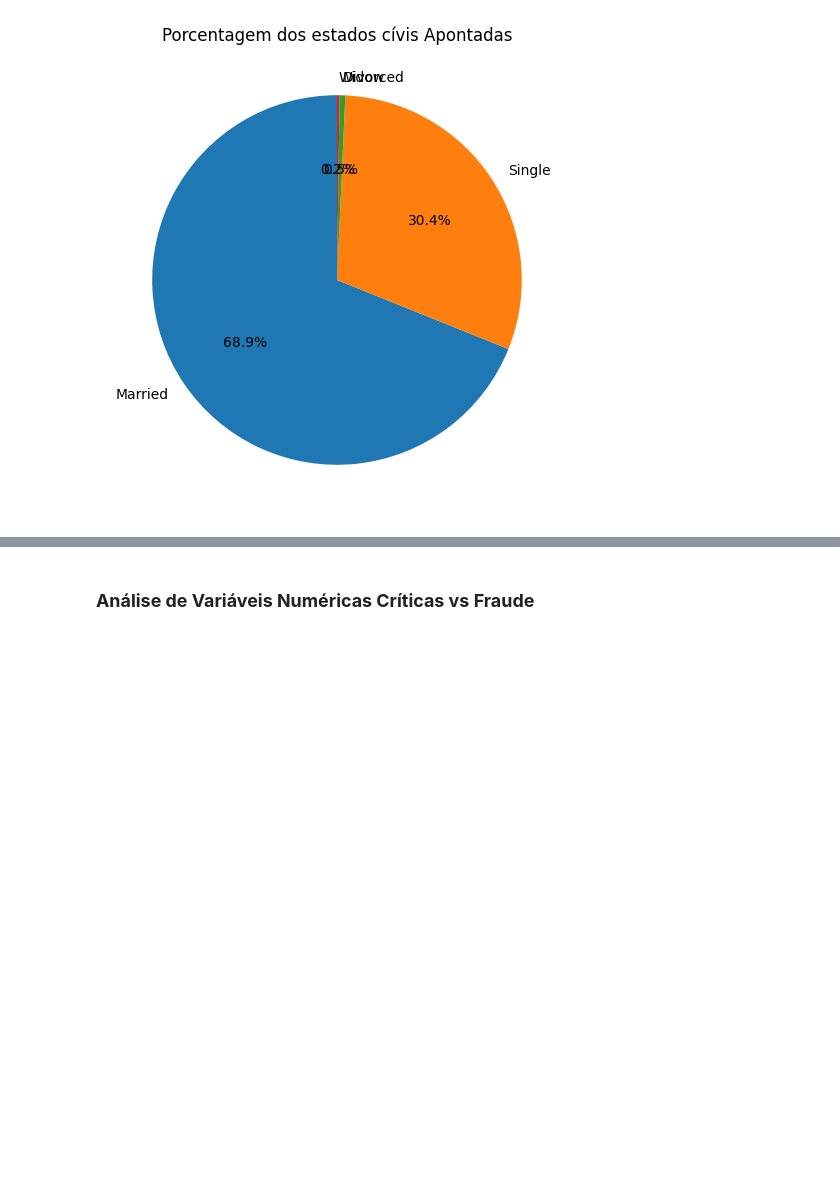
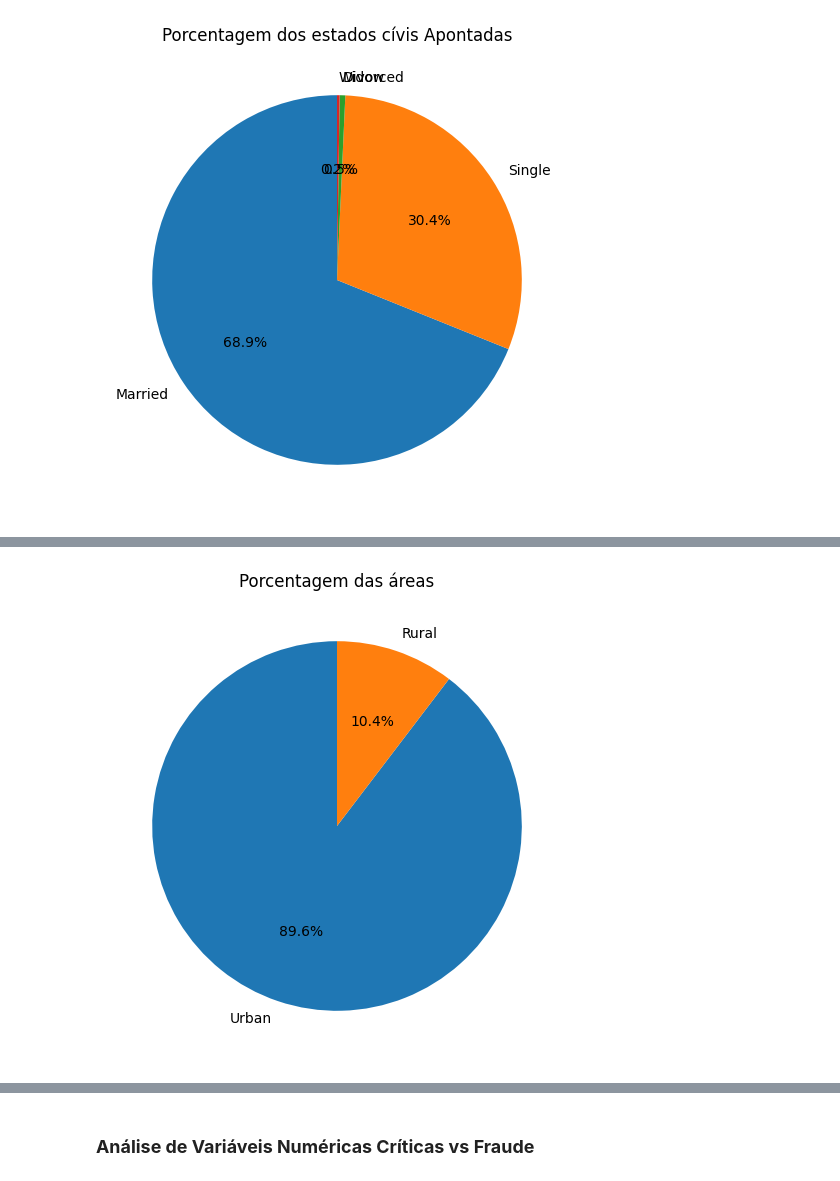
Before and after one commit to alekspettherson/Facens-Pos, a Jupyter notebook: Fundamentos Machine Learning/Trabalho_Final/242789-TrabalhoFinal.ipynb, the cells around one changed output, grey strips where cells are left out. Saved outputs shown, nothing was run; the diff lists cells and outputs as text; code cells hidden in the pictures; blank space fills up the shorter version.

```diff
--- a/Fundamentos Machine Learning/Trabalho_Final/242789-TrabalhoFinal.ipynb
+++ b/Fundamentos Machine Learning/Trabalho_Final/242789-TrabalhoFinal.ipynb
@@ -576,0 +647,11 @@ plt.show()
+# %%
+# Contagem de status
+status_counts = df['AccidentArea'].value_counts()
+
+# Gráfico de pizza
+plt.figure(figsize=(6,6))
+plt.pie(status_counts, labels=status_counts.index, autopct='%1.1f%%', startangle=90)
+plt.title("Porcentagem das áreas")
+plt.show()
+# %% [output]
+[figure, added]
```
Also changed, not shown: parts of 10 cells of this notebook.
